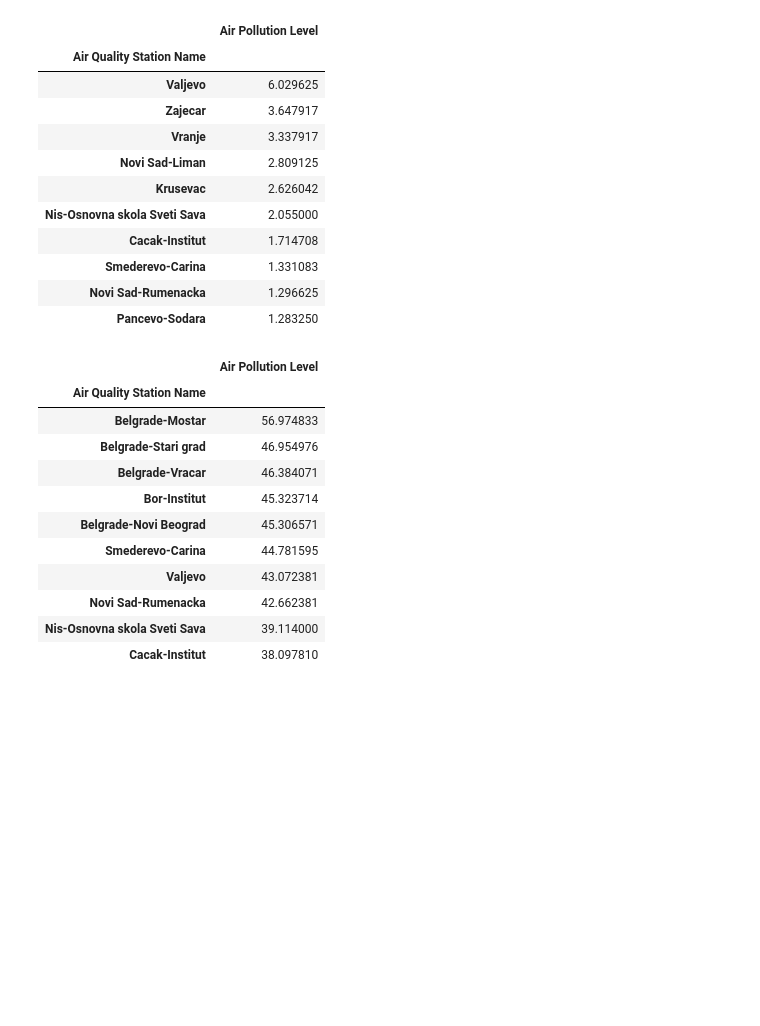
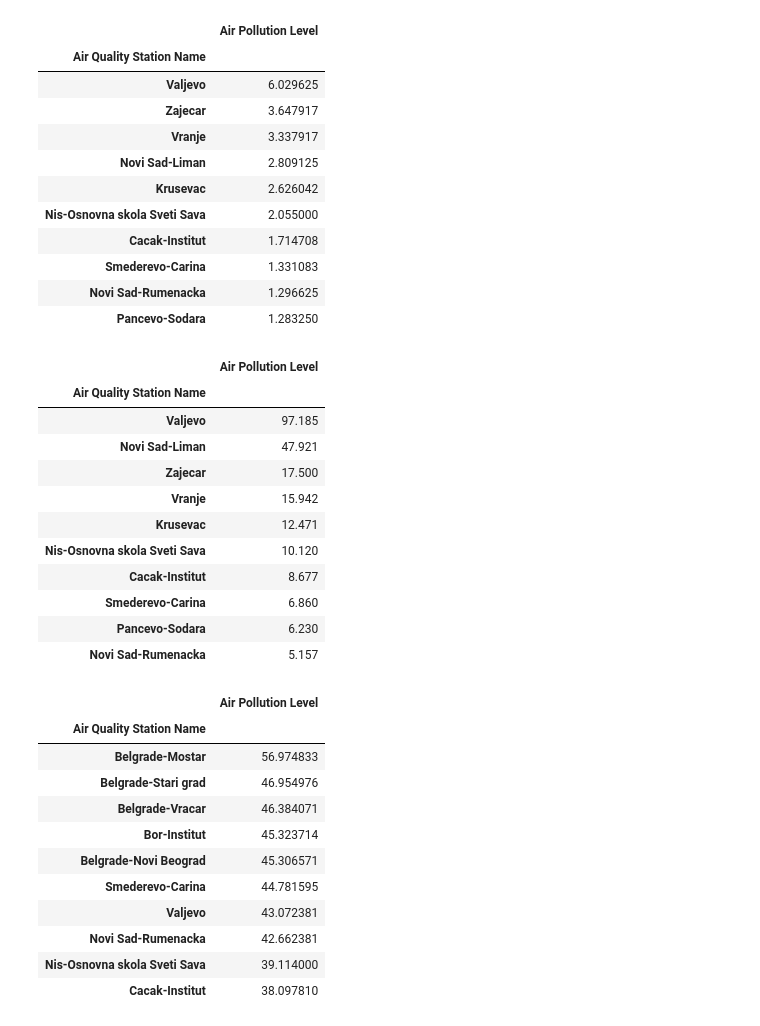
Before and after one commit to makilezx/analysis-of-air-pollution-in-Serbian-cities, a Jupyter notebook: analysis-3-years-scope.ipynb, the cells around one changed output. Drawn from its saved outputs; the diff is of its cells as text; code cells hidden in the pictures; blank space fills up the shorter version.

```diff
--- a/analysis-3-years-scope.ipynb
+++ b/analysis-3-years-scope.ipynb
@@ -100,6 +169,21 @@ cotest
 | Smederevo-Carina | 1.331083 |
 | Novi Sad-Rumenacka | 1.296625 |
 | Pancevo-Sodara | 1.283250 |
+# %%
+cotest2
+# %% [output]
+|  | Air Pollution Level |
+| Air Quality Station Name |  |
+| Valjevo | 97.185 |
+| Novi Sad-Liman | 47.921 |
+| Zajecar | 17.500 |
+| Vranje | 15.942 |
+| Krusevac | 12.471 |
+| Nis-Osnovna skola Sveti Sava | 10.120 |
+| Cacak-Institut | 8.677 |
+| Smederevo-Carina | 6.860 |
+| Pancevo-Sodara | 6.230 |
+| Novi Sad-Rumenacka | 5.157 |
 # %%
 NO2_means = NO2.groupby('Air Quality Station Name')['Air Pollution Level'].mean()
 top_NO2_means = NO2_means.nlargest(10)
```
Also changed, not shown: parts of 6 cells of this notebook.
